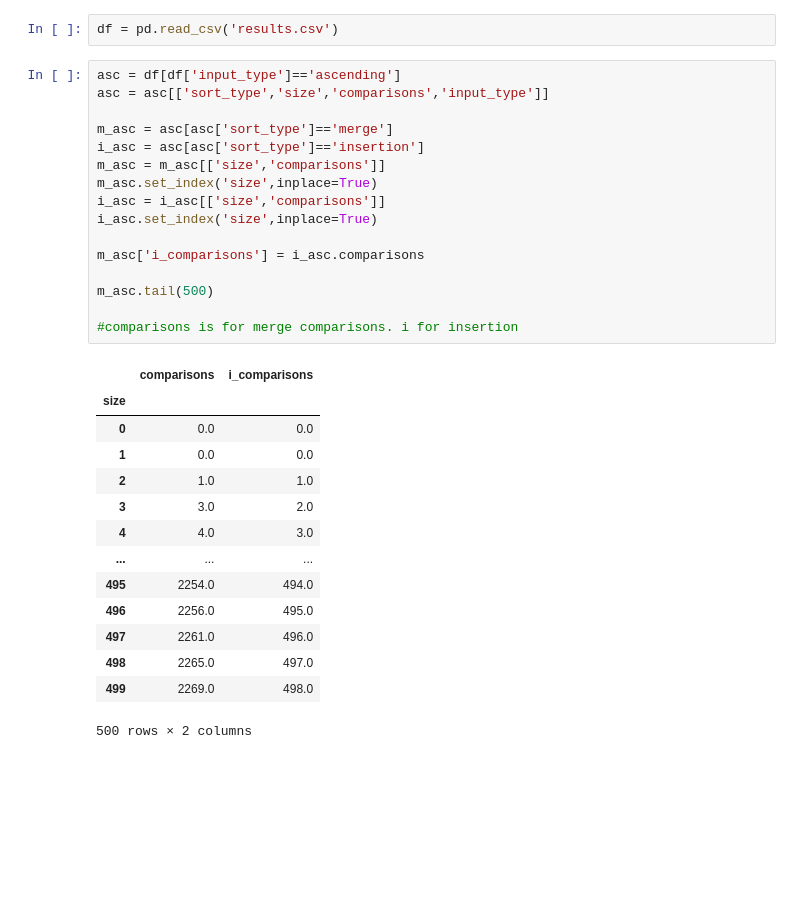
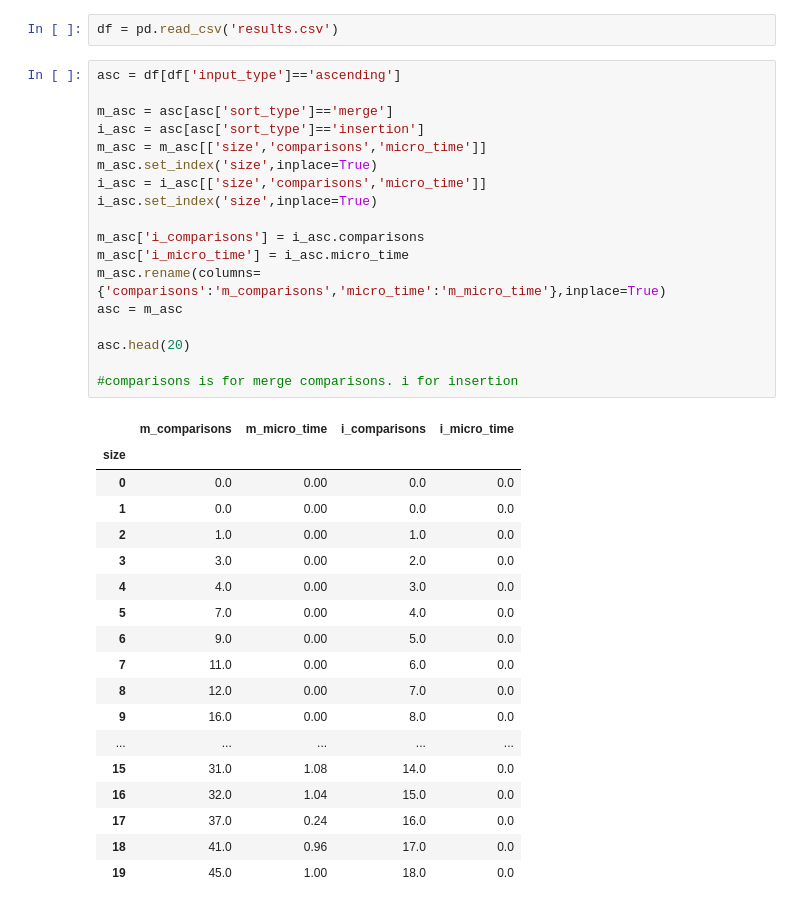
Before and after one commit to gtengwei/CZ2101, a Jupyter notebook: example_class_1/Graphing & Analysis.ipynb, the cells around one changed output. Drawn from its saved outputs; the diff is of its cells as text; blank space fills up the shorter version.

```diff
--- a/example_class_1/Graphing & Analysis.ipynb
+++ b/example_class_1/Graphing & Analysis.ipynb
@@ -9,35 +9,41 @@ from shapely.geometry import LineString
 df = pd.read_csv('results.csv')
 # %%
 asc = df[df['input_type']=='ascending']
-asc = asc[['sort_type','size','comparisons','input_type']]
 
 m_asc = asc[asc['sort_type']=='merge']
 i_asc = asc[asc['sort_type']=='insertion']
-m_asc = m_asc[['size','comparisons']]
+m_asc = m_asc[['size','comparisons','micro_time']]
 m_asc.set_index('size',inplace=True)
-i_asc = i_asc[['size','comparisons']]
+i_asc = i_asc[['size','comparisons','micro_time']]
 i_asc.set_index('size',inplace=True)
 
 m_asc['i_comparisons'] = i_asc.comparisons
+m_asc['i_micro_time'] = i_asc.micro_time
+m_asc.rename(columns={'comparisons':'m_comparisons','micro_time':'m_micro_time'},inplace=True)
+asc = m_asc
 
-m_asc.tail(500)
+asc.head(20)
 
 #comparisons is for merge comparisons. i for insertion
 # %% [output]
-|  | comparisons | i_comparisons |
-| size |  |  |
-| 0 | 0.0 | 0.0 |
-| 1 | 0.0 | 0.0 |
-| 2 | 1.0 | 1.0 |
-| 3 | 3.0 | 2.0 |
-| 4 | 4.0 | 3.0 |
-| ... | ... | ... |
-| 495 | 2254.0 | 494.0 |
-| 496 | 2256.0 | 495.0 |
-| 497 | 2261.0 | 496.0 |
-| 498 | 2265.0 | 497.0 |
-| 499 | 2269.0 | 498.0 |
+|  | m_comparisons | m_micro_time | i_comparisons | i_micro_time |
+| size |  |  |  |  |
+| 0 | 0.0 | 0.00 | 0.0 | 0.0 |
+| 1 | 0.0 | 0.00 | 0.0 | 0.0 |
+| 2 | 1.0 | 0.00 | 1.0 | 0.0 |
+| 3 | 3.0 | 0.00 | 2.0 | 0.0 |
+| 4 | 4.0 | 0.00 | 3.0 | 0.0 |
+| 5 | 7.0 | 0.00 | 4.0 | 0.0 |
+| 6 | 9.0 | 0.00 | 5.0 | 0.0 |
+| 7 | 11.0 | 0.00 | 6.0 | 0.0 |
+| 8 | 12.0 | 0.00 | 7.0 | 0.0 |
+| 9 | 16.0 | 0.00 | 8.0 | 0.0 |
+| ... | ... | ... | ... | ... |
+| 15 | 31.0 | 1.08 | 14.0 | 0.0 |
+| 16 | 32.0 | 1.04 | 15.0 | 0.0 |
+| 17 | 37.0 | 0.24 | 16.0 | 0.0 |
+| 18 | 41.0 | 0.96 | 17.0 | 0.0 |
+| 19 | 45.0 | 1.00 | 18.0 | 0.0 |
-500 rows × 2 columns
 # %%
 #calculate the differences of the y-coords. Look for points where they meet (diff==0) or
 #where there is sign change
```
Also changed, not shown: parts of 11 cells of this notebook, 1 other file.
